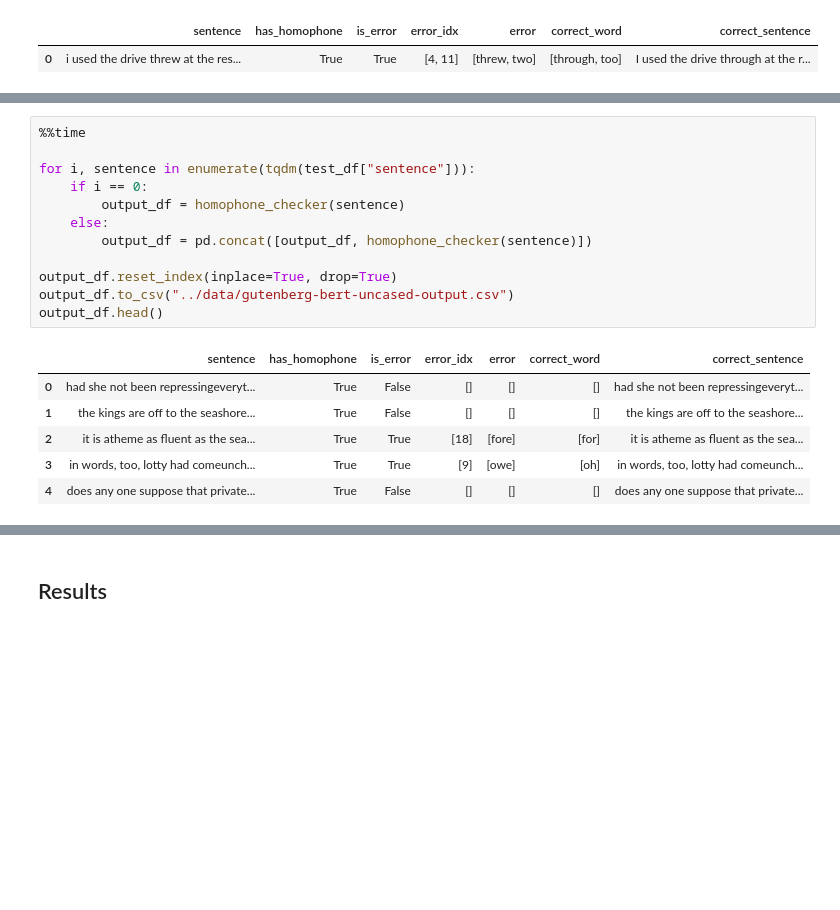
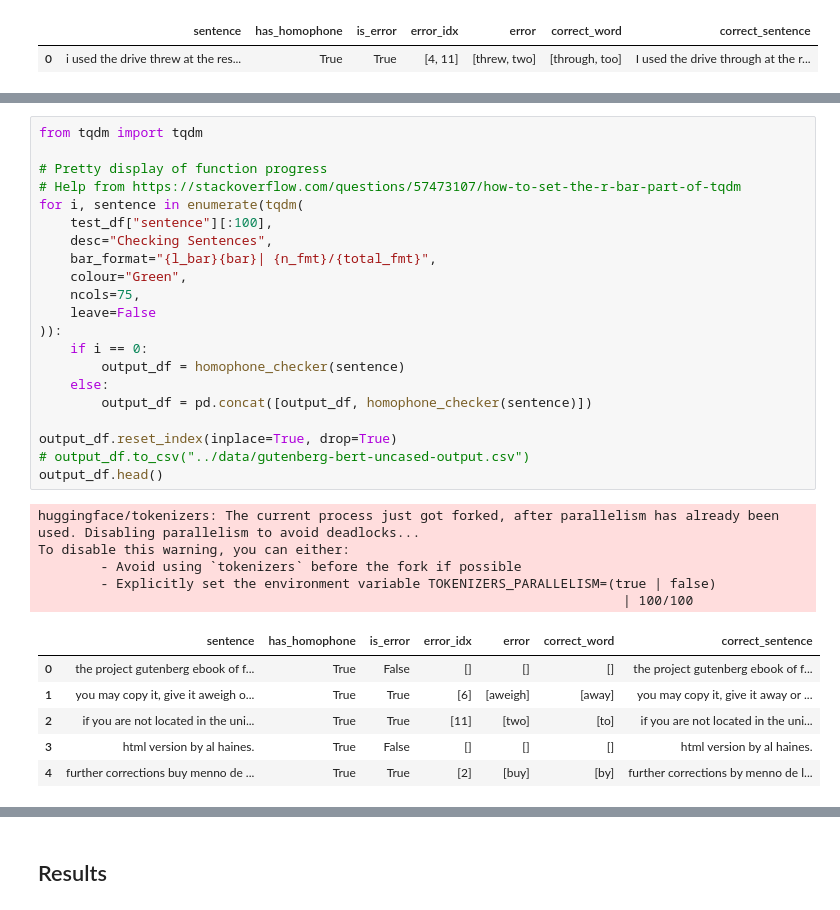
Before and after one commit to mfgeary/dsan5800-final-project, a Jupyter notebook: code/final-model.ipynb, the cells around one changed output, grey strips where cells are left out. Cells and saved outputs as stored; diff of their text form; blank space fills up the shorter version.

```diff
--- a/code/final-model.ipynb
+++ b/code/final-model.ipynb
@@ -655,19 +650,33 @@ test_df.head()
 # %%
-%%time
+from tqdm import tqdm
 
-for i, sentence in enumerate(tqdm(test_df["sentence"])):
+# Pretty display of function progress
+# Help from https://stackoverflow.com/questions/57473107/how-to-set-the-r-bar-part-of-tqdm
+for i, sentence in enumerate(tqdm(
+    test_df["sentence"][:100],
+    desc="Checking Sentences",
+    bar_format="{l_bar}{bar}| {n_fmt}/{total_fmt}",
+    colour="Green",
+    ncols=75,
+    leave=False
+)):
     if i == 0:
         output_df = homophone_checker(sentence)
     else:
         output_df = pd.concat([output_df, homophone_checker(sentence)])
 
 output_df.reset_index(inplace=True, drop=True)
-output_df.to_csv("../data/gutenberg-bert-uncased-output.csv")
+# output_df.to_csv("../data/gutenberg-bert-uncased-output.csv")
 output_df.head()
 # %% [output]
+huggingface/tokenizers: The current process just got forked, after parallelism has already been used. Disabling parallelism to avoid deadlocks...
+To disable this warning, you can either:
+        - Avoid using `tokenizers` before the fork if possible
+        - Explicitly set the environment variable TOKENIZERS_PARALLELISM=(true | false)
+                                                                           | 100/100
 |  | sentence | has_homophone | is_error | error_idx | error | correct_word | correct_sentence |
-| 0 | had she not been repressingeveryt... | True | False | [] | [] | [] | had she not been repressingeveryt... |
-| 1 | the kings are off to the seashore... | True | False | [] | [] | [] | the kings are off to the seashore... |
-| 2 | it is atheme as fluent as the sea... | True | True | [18] | [fore] | [for] | it is atheme as fluent as the sea... |
-| 3 | in words, too, lotty had comeunch... | True | True | [9] | [owe] | [oh] | in words, too, lotty had comeunch... |
-| 4 | does any one suppose that private... | True | False | [] | [] | [] | does any one suppose that private... |
+| 0 | ﻿the project gutenberg ebook of f... | True | False | [] | [] | [] | ﻿the project gutenberg ebook of f... |
+| 1 | you may copy it, give it aweigh o... | True | True | [6] | [aweigh] | [away] | you may copy it, give it away or ... |
+| 2 | if you are not located in the uni... | True | True | [11] | [two] | [to] | if you are not located in the uni... |
+| 3 | html version by al haines. | True | False | [] | [] | [] | html version by al haines. |
+| 4 | further corrections buy menno de ... | True | True | [2] | [buy] | [by] | further corrections by menno de l... |
```
Also changed, not shown: parts of 5 cells of this notebook, 2 other files.
